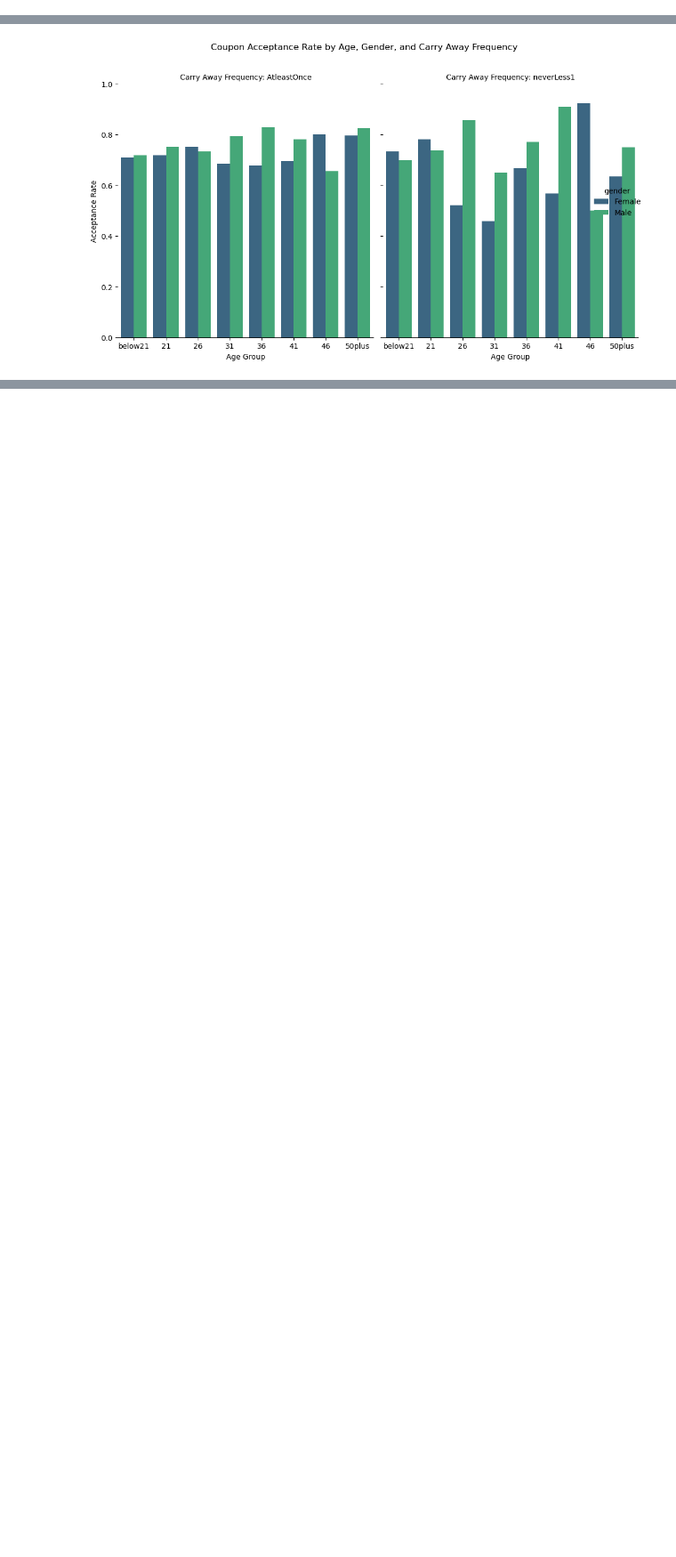
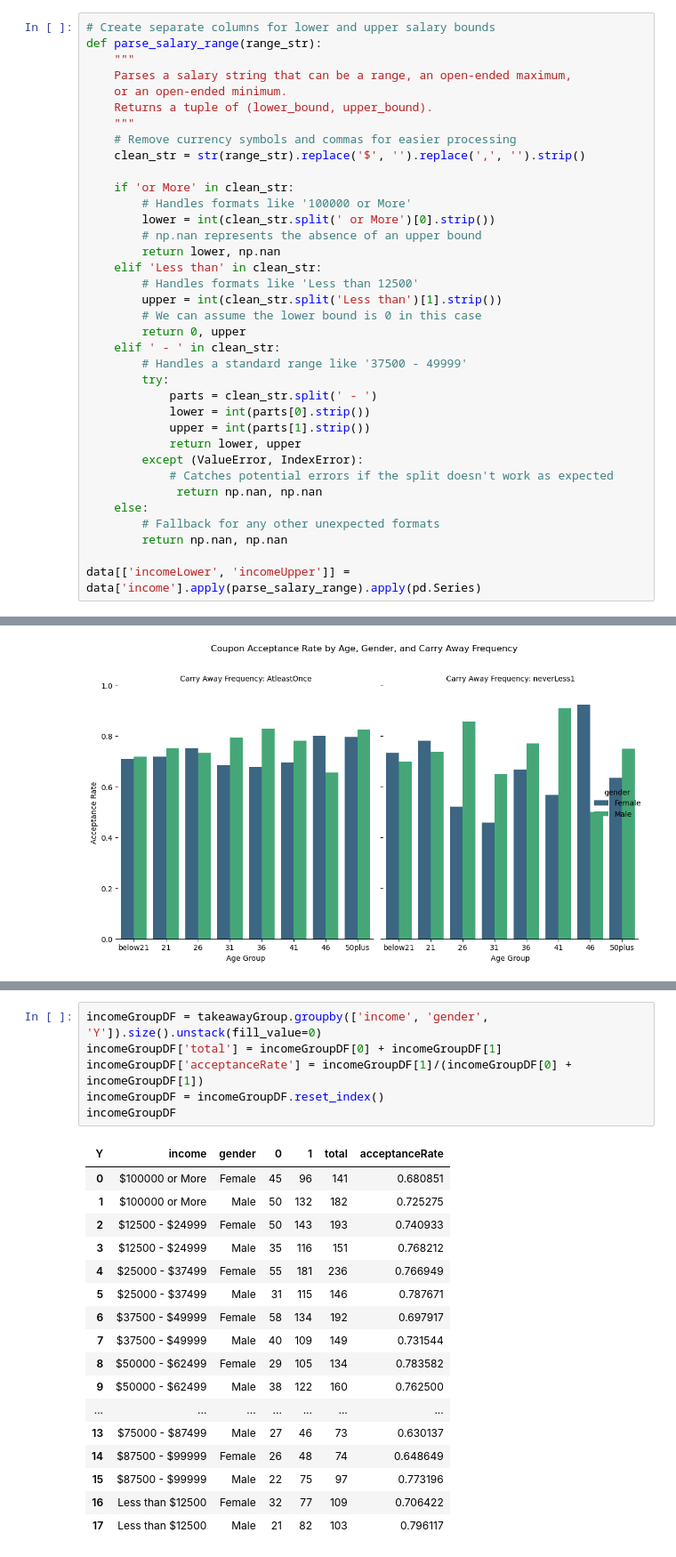
Before and after one commit to rooparb-cyber/MLPortfolio, a Jupyter notebook: Practical Application1.ipynb, the cells around one changed output, grey strips where cells are left out. Shown at 89% size. Cells and saved outputs as stored; diff of their text form; blank space fills up the shorter version.

```diff
--- a/Practical Application1.ipynb
+++ b/Practical Application1.ipynb
@@ -60,6 +60,42 @@ direction_opp           0
 Y                       0
 ageNumeric              0
 dtype: int64
+# %%
+# Create separate columns for lower and upper salary bounds
+def parse_salary_range(range_str):
+    """
+    Parses a salary string that can be a range, an open-ended maximum,
+    or an open-ended minimum.
+    Returns a tuple of (lower_bound, upper_bound).
+    """
+    # Remove currency symbols and commas for easier processing
+    clean_str = str(range_str).replace('$', '').replace(',', '').strip()
+
+    if 'or More' in clean_str:
+        # Handles formats like '100000 or More'
+        lower = int(clean_str.split(' or More')[0].strip())
+        # np.nan represents the absence of an upper bound
+        return lower, np.nan
+    elif 'Less than' in clean_str:
+        # Handles formats like 'Less than 12500'
+        upper = int(clean_str.split('Less than')[1].strip())
+        # We can assume the lower bound is 0 in this case
+        return 0, upper
+    elif ' - ' in clean_str:
+        # Handles a standard range like '37500 - 49999'
+        try:
+            parts = clean_str.split(' - ')
+            lower = int(parts[0].strip())
+            upper = int(parts[1].strip())
+            return lower, upper
+        except (ValueError, IndexError):
+            # Catches potential errors if the split doesn't work as expected
+             return np.nan, np.nan
+    else:
+        # Fallback for any other unexpected formats
+        return np.nan, np.nan
+
+data[['incomeLower', 'incomeUpper']] = data['income'].apply(parse_salary_range).apply(pd.Series)
 # %% [markdown]
 4. What proportion of the total observations chose to accept the coupon?
 # %%
@@ -420,0 +524,24 @@ plt.show()
+# %%
+incomeGroupDF = takeawayGroup.groupby(['income', 'gender', 'Y']).size().unstack(fill_value=0)
+incomeGroupDF['total'] = incomeGroupDF[0] + incomeGroupDF[1]
+incomeGroupDF['acceptanceRate'] = incomeGroupDF[1]/(incomeGroupDF[0] + incomeGroupDF[1])
+incomeGroupDF = incomeGroupDF.reset_index()
+incomeGroupDF
+# %% [output]
+| Y | income | gender | 0 | 1 | total | acceptanceRate |
+| 0 | $100000 or More | Female | 45 | 96 | 141 | 0.680851 |
+| 1 | $100000 or More | Male | 50 | 132 | 182 | 0.725275 |
+| 2 | $12500 - $24999 | Female | 50 | 143 | 193 | 0.740933 |
+| 3 | $12500 - $24999 | Male | 35 | 116 | 151 | 0.768212 |
+| 4 | $25000 - $37499 | Female | 55 | 181 | 236 | 0.766949 |
+| 5 | $25000 - $37499 | Male | 31 | 115 | 146 | 0.787671 |
+| 6 | $37500 - $49999 | Female | 58 | 134 | 192 | 0.697917 |
+| 7 | $37500 - $49999 | Male | 40 | 109 | 149 | 0.731544 |
+| 8 | $50000 - $62499 | Female | 29 | 105 | 134 | 0.783582 |
+| 9 | $50000 - $62499 | Male | 38 | 122 | 160 | 0.762500 |
+| ... | ... | ... | ... | ... | ... | ... |
+| 13 | $75000 - $87499 | Male | 27 | 46 | 73 | 0.630137 |
+| 14 | $87500 - $99999 | Female | 26 | 48 | 74 | 0.648649 |
+| 15 | $87500 - $99999 | Male | 22 | 75 | 97 | 0.773196 |
+| 16 | Less than $12500 | Female | 32 | 77 | 109 | 0.706422 |
+| 17 | Less than $12500 | Male | 21 | 82 | 103 | 0.796117 |
```
Also changed, not shown: parts of 11 cells of this notebook, 1 other file.
